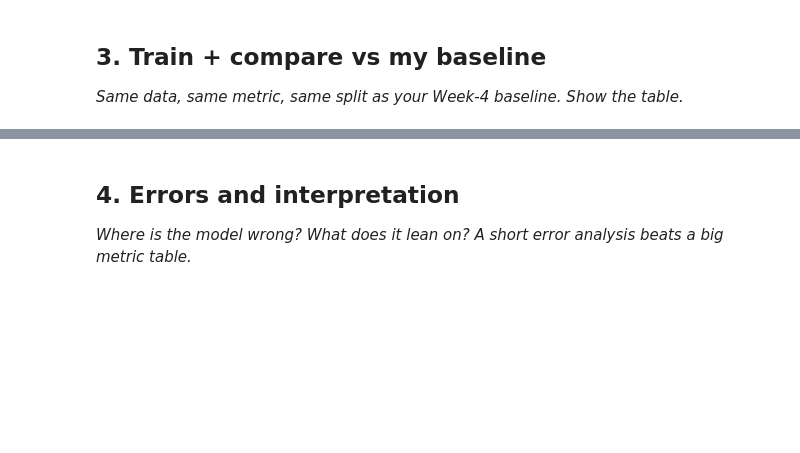
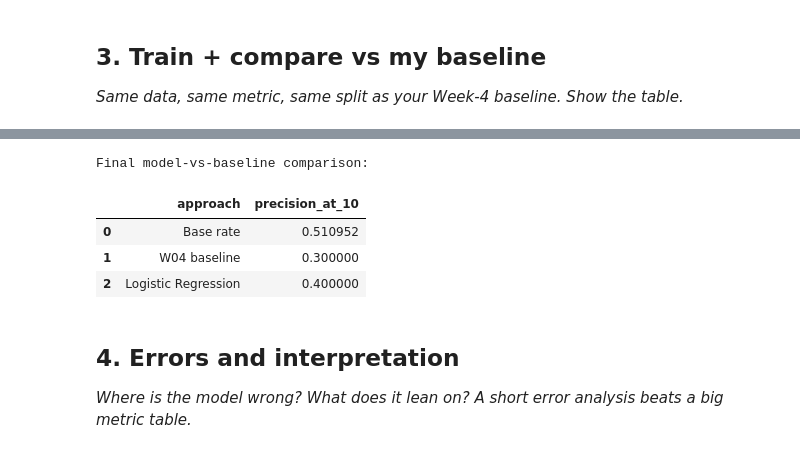
Before and after one commit to Priyaa1904/Flyrank-ML-Internship-Starter, a Jupyter notebook: work/notebooks/w05_model.ipynb, the cells around one changed output, grey strips where cells are left out. Drawn from its saved outputs; the diff is of its cells as text; code cells hidden in the pictures; blank space fills up the shorter version.

```diff
--- a/work/notebooks/w05_model.ipynb
+++ b/work/notebooks/w05_model.ipynb
@@ -30,3 +308,28 @@ This skeleton is yours to fill. Work the sections **in order** — each one has
+# %%
+# Add the overall test-set base rate
+base_rate = y_test.mean()
+
+comparison_with_base = pd.DataFrame({
+    "approach": [
+        "Base rate",
+        "W04 baseline",
+        "Logistic Regression"
+    ],
+    "precision_at_10": [
+        base_rate,
+        baseline_precision_10,
+        model_precision_10
+    ]
+})
+
+print("Final model-vs-baseline comparison:")
+display(comparison_with_base)
+# %% [output]
+Final model-vs-baseline comparison:
+|  | approach | precision_at_10 |
+| 0 | Base rate | 0.510952 |
+| 1 | W04 baseline | 0.300000 |
+| 2 | Logistic Regression | 0.400000 |
 # %% [markdown]
 ## 4. Errors and interpretation
 
```
Also changed, not shown: parts of 22 cells of this notebook.
